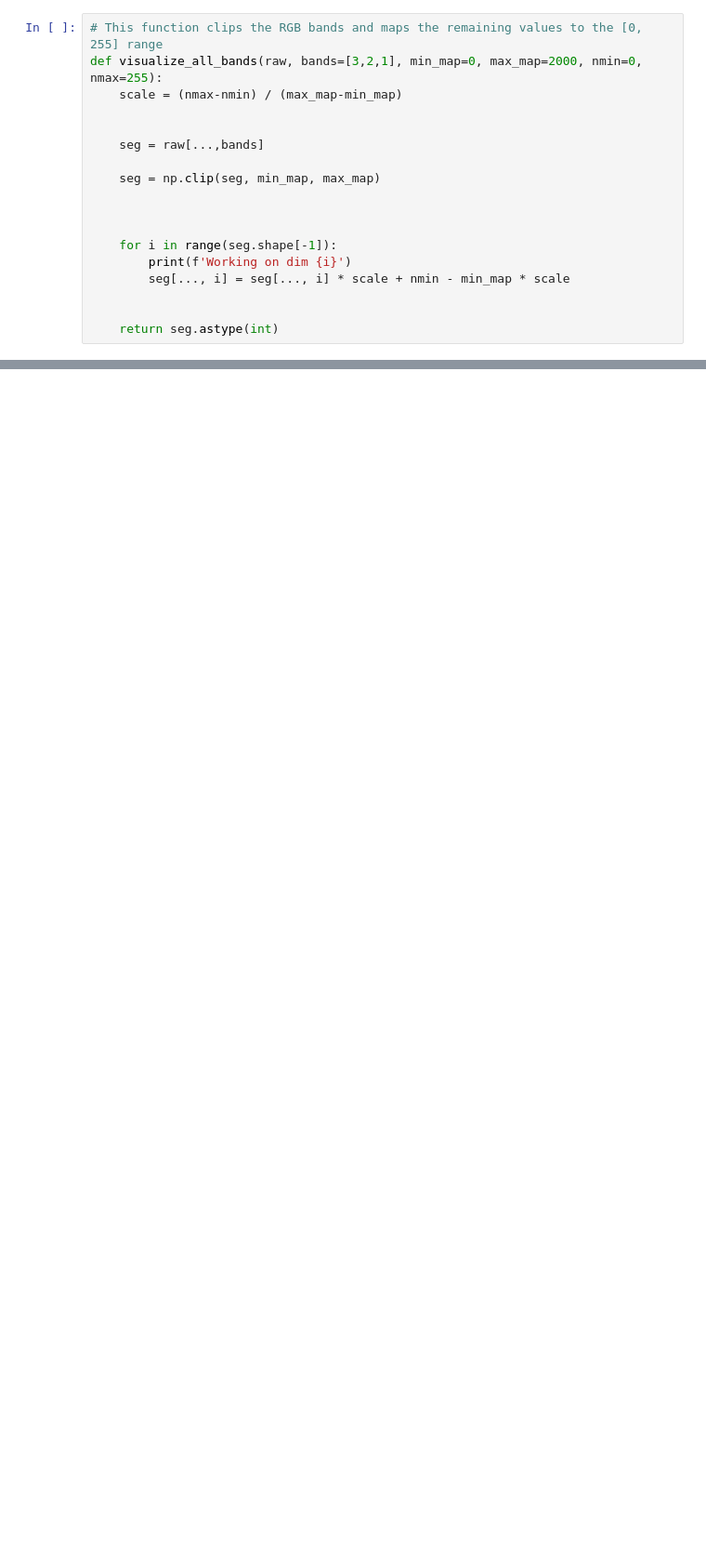
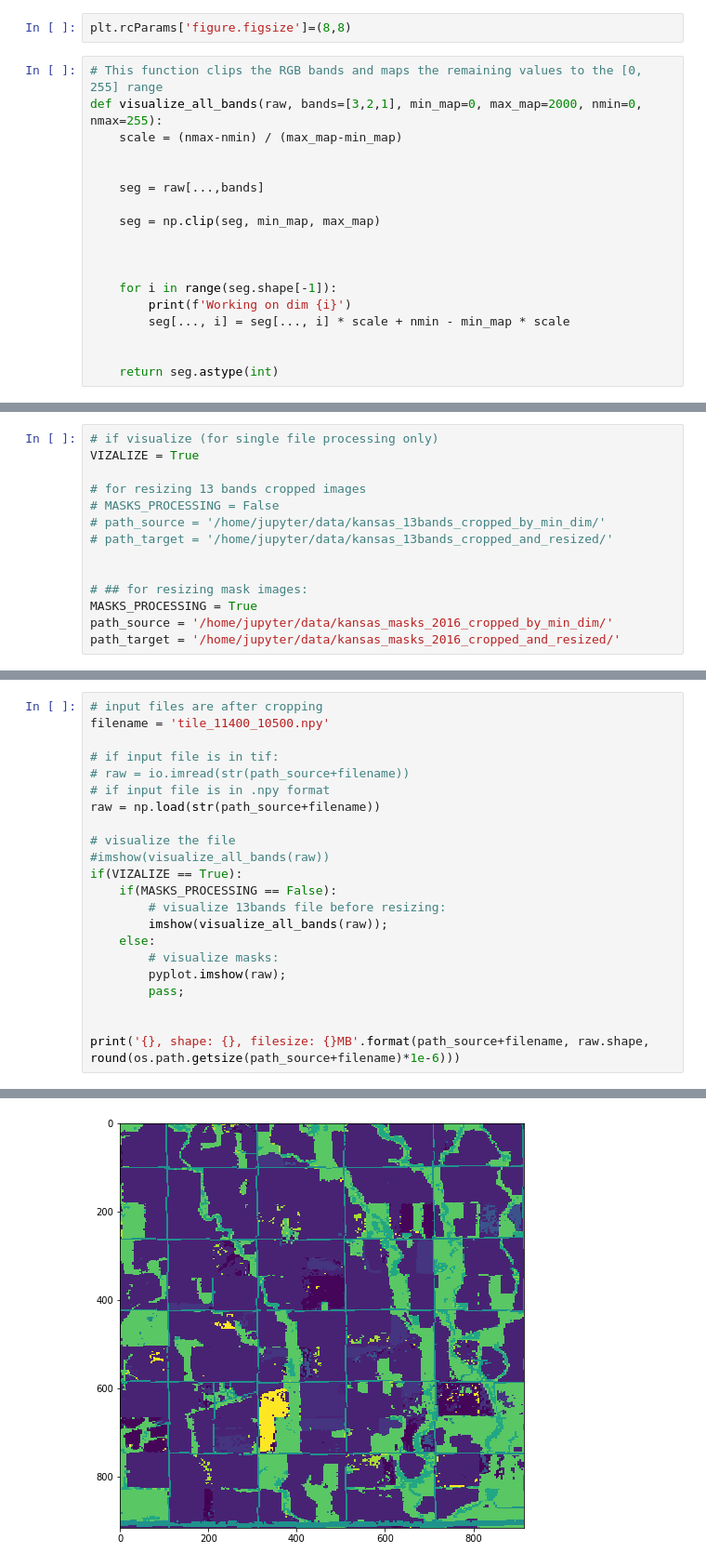
Before and after one commit to AHMEDALOLAWYI/World-Food-Program-, a Jupyter notebook: task_model_unet/13bands_preproc/13bands_resizing.ipynb, the cells around one changed output, grey strips where cells are left out. Shown at 93% size. Drawn from its saved outputs; the diff is of its cells as text; blank space fills up the shorter version.

```diff
--- a/task_model_unet/13bands_preproc/13bands_resizing.ipynb
+++ b/task_model_unet/13bands_preproc/13bands_resizing.ipynb
@@ -15,3 +22,5 @@ import pandas as pd
+# %%
+plt.rcParams['figure.figsize']=(8,8)
 # %%
 # This function clips the RGB bands and maps the remaining values to the [0, 255] range
 def visualize_all_bands(raw, bands=[3,2,1], min_map=0, max_map=2000, nmin=0, nmax=255):
@@ -90,0 +42,14 @@ n_resized.shape
+# %%
+# if visualize (for single file processing only)
+VIZALIZE = True
+
+# for resizing 13 bands cropped images
+# MASKS_PROCESSING = False
+# path_source = '/home/jupyter/data/kansas_13bands_cropped_by_min_dim/'
+# path_target = '/home/jupyter/data/kansas_13bands_cropped_and_resized/'
+
+
+# ## for resizing mask images:
+MASKS_PROCESSING = True
+path_source = '/home/jupyter/data/kansas_masks_2016_cropped_by_min_dim/'
+path_target = '/home/jupyter/data/kansas_masks_2016_cropped_and_resized/'
@@ -90,0 +58,23 @@ n_resized.shape
+# %%
+# input files are after cropping
+filename = 'tile_11400_10500.npy'
+
+# if input file is in tif:
+# raw = io.imread(str(path_source+filename))
+# if input file is in .npy format
+raw = np.load(str(path_source+filename))
+
+# visualize the file
+#imshow(visualize_all_bands(raw))
+if(VIZALIZE == True):
+    if(MASKS_PROCESSING == False):
+        # visualize 13bands file before resizing:
+        imshow(visualize_all_bands(raw));
+    else:
+        # visualize masks:
+        pyplot.imshow(raw);
+        pass;
+
+
+print('{}, shape: {}, filesize: {}MB'.format(path_source+filename, raw.shape, round(os.path.getsize(path_source+filename)*1e-6)))
+# %% [output]
@@ -90,0 +82 @@ n_resized.shape
+[figure, added]
```
Also changed, not shown: parts of 24 cells of this notebook, 2 other files.
